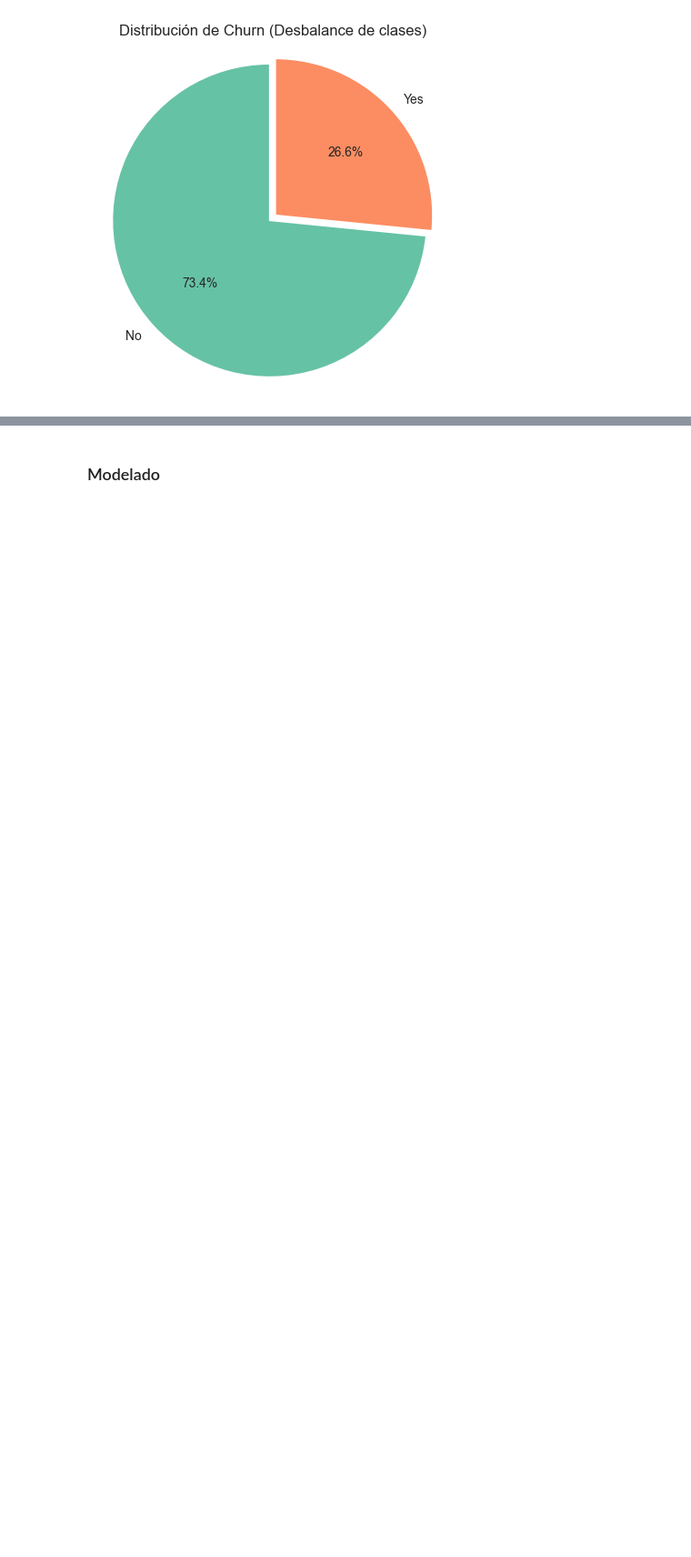
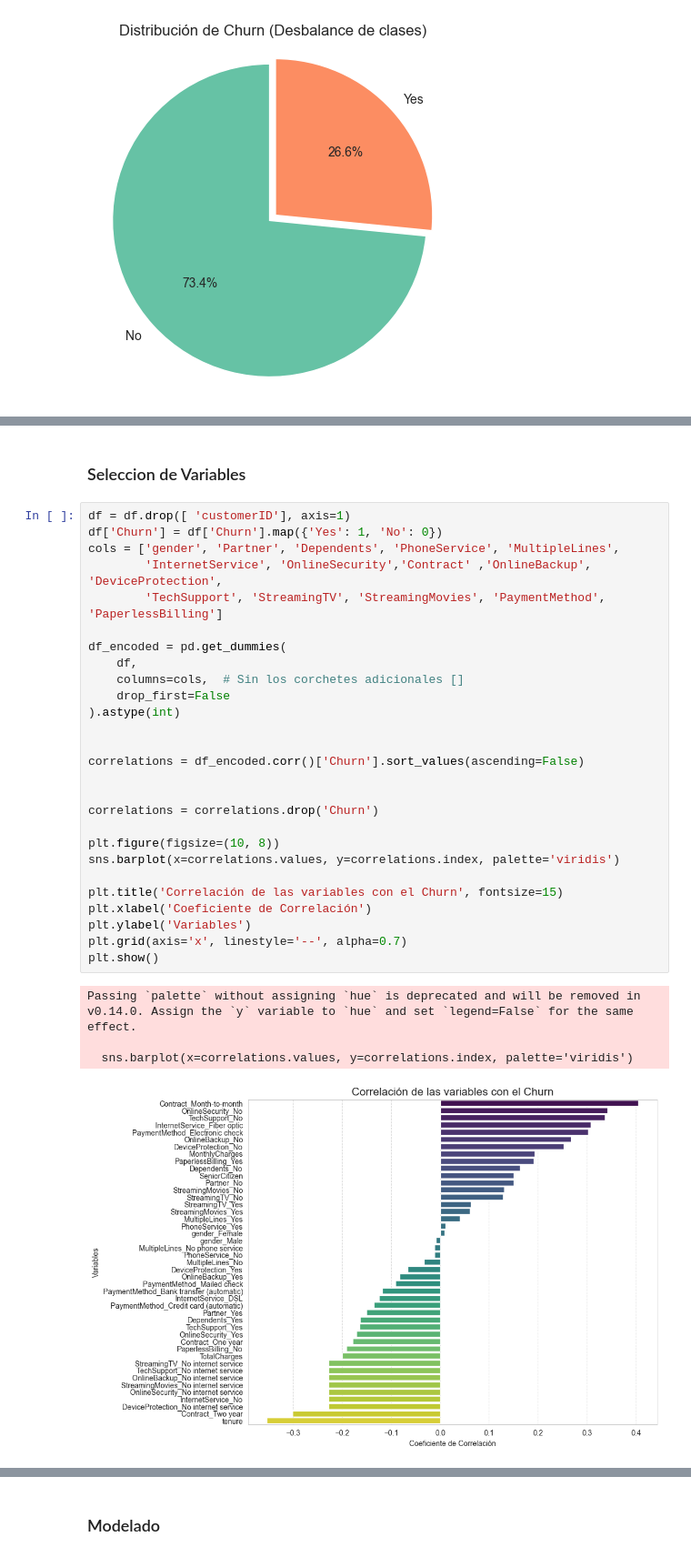
Before and after one commit to somexav/ciencia_datos_m2_practica4, a Jupyter notebook: CDD_G33_M2_P4_Equipo_9.ipynb, the cells around one changed output, grey strips where cells are left out. Shown at 91% size. Drawn from its saved outputs; the diff is of its cells as text; blank space fills up the shorter version.

Commit message:
Seleccion de Variables

```diff
--- a/CDD_G33_M2_P4_Equipo_9.ipynb
+++ b/CDD_G33_M2_P4_Equipo_9.ipynb
@@ -484,0 +493,34 @@ Aunque el churn representa una proporción menor, su presencia es significativa
+# %% [markdown]
+### Seleccion de Variables
+# %%
+df = df.drop([ 'customerID'], axis=1)
+df['Churn'] = df['Churn'].map({'Yes': 1, 'No': 0})
+cols = ['gender', 'Partner', 'Dependents', 'PhoneService', 'MultipleLines',
+        'InternetService', 'OnlineSecurity','Contract' ,'OnlineBackup', 'DeviceProtection',
+        'TechSupport', 'StreamingTV', 'StreamingMovies', 'PaymentMethod', 'PaperlessBilling']
+
+df_encoded = pd.get_dummies(
+    df,
+    columns=cols,  # Sin los corchetes adicionales []
+    drop_first=False
+).astype(int)
+
+
+correlations = df_encoded.corr()['Churn'].sort_values(ascending=False)
+
+
+correlations = correlations.drop('Churn')
+
+plt.figure(figsize=(10, 8))
+sns.barplot(x=correlations.values, y=correlations.index, palette='viridis')
+
+plt.title('Correlación de las variables con el Churn', fontsize=15)
+plt.xlabel('Coeficiente de Correlación')
+plt.ylabel('Variables')
+plt.grid(axis='x', linestyle='--', alpha=0.7)
+plt.show()
+# %% [output]
+Passing `palette` without assigning `hue` is deprecated and will be removed in v0.14.0. Assign the `y` variable to `hue` and set `legend=False` for the same effect.
+
+  sns.barplot(x=correlations.values, y=correlations.index, palette='viridis')
+[figure, added]
```
Also changed, not shown: parts of 10 cells of this notebook.
